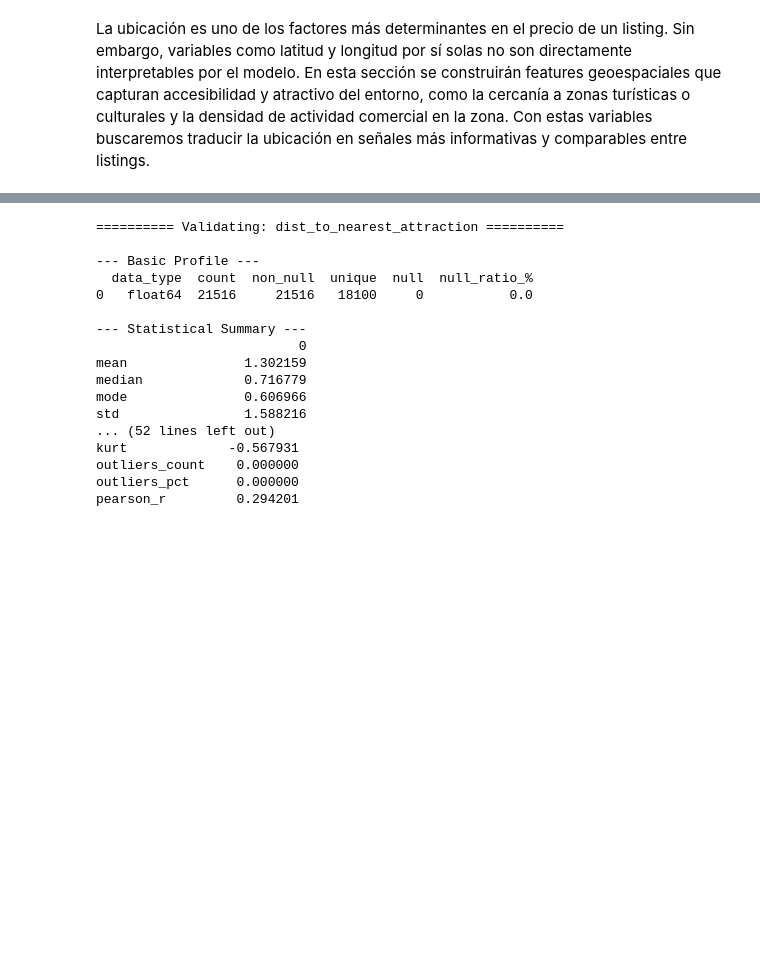
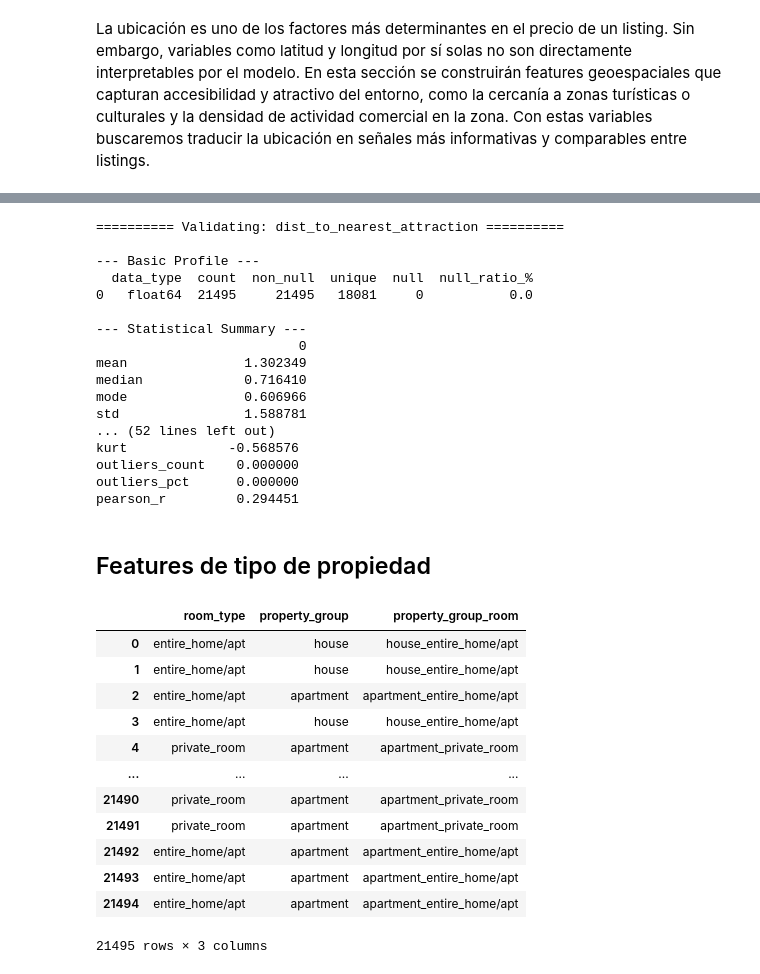
Before and after one commit to josue-rdgzcb/airbnb-price-prediction-cdmx, a Jupyter notebook: notebooks/02_feature_engineering.ipynb, the cells around one changed output, grey strips where cells are left out. Cells and saved outputs as stored; diff of their text form; code cells hidden in the pictures; blank space fills up the shorter version.

```diff
--- a/notebooks/02_feature_engineering.ipynb
+++ b/notebooks/02_feature_engineering.ipynb
@@ -108,21 +108,49 @@ df_features[["latitude", "longitude"] + geo_features]
 # %%
-# Validate dist_to_nearest_attraction
-validate_feature(df_features, geo_features, 'log_price')
+# Validate geo_features
+validate_features(df_features, geo_features, 'log_price')
 # %% [output]
 ========== Validating: dist_to_nearest_attraction ==========
 
 --- Basic Profile ---
   data_type  count  non_null  unique  null  null_ratio_%
-0   float64  21516     21516   18100     0           0.0
+0   float64  21495     21495   18081     0           0.0
 
 --- Statistical Summary ---
                           0
-mean               1.302159
-median             0.716779
+mean               1.302349
+median             0.716410
 mode               0.606966
-std                1.588216
+std                1.588781
 ... (52 lines left out)
-kurt             -0.567931
+kurt             -0.568576
 outliers_count    0.000000
 outliers_pct      0.000000
-pearson_r         0.294201
+pearson_r         0.294451
+# %% [markdown]
+## Features de tipo de propiedad
+# %%
+# Import the function to add property features
+from src.features.property import add_property_group
+from src.features.property import add_property_group_room
+
+# Apply the function to df_features to add the new columns
+df_features = add_property_group(df_features)
+df_features = add_property_group_room(df_features)
+
+# Display the first rows of property features
+property_features = ['room_type','property_group', 'property_group_room']
+df_features[property_features]
+# %% [output]
+|  | room_type | property_group | property_group_room |
+| 0 | entire_home/apt | house | house_entire_home/apt |
+| 1 | entire_home/apt | house | house_entire_home/apt |
+| 2 | entire_home/apt | apartment | apartment_entire_home/apt |
+| 3 | entire_home/apt | house | house_entire_home/apt |
+| 4 | private_room | apartment | apartment_private_room |
+| ... | ... | ... | ... |
+| 21490 | private_room | apartment | apartment_private_room |
+| 21491 | private_room | apartment | apartment_private_room |
+| 21492 | entire_home/apt | apartment | apartment_entire_home/apt |
+| 21493 | entire_home/apt | apartment | apartment_entire_home/apt |
+| 21494 | entire_home/apt | apartment | apartment_entire_home/apt |
+21495 rows × 3 columns
```
Also changed, not shown: parts of 16 cells of this notebook.
